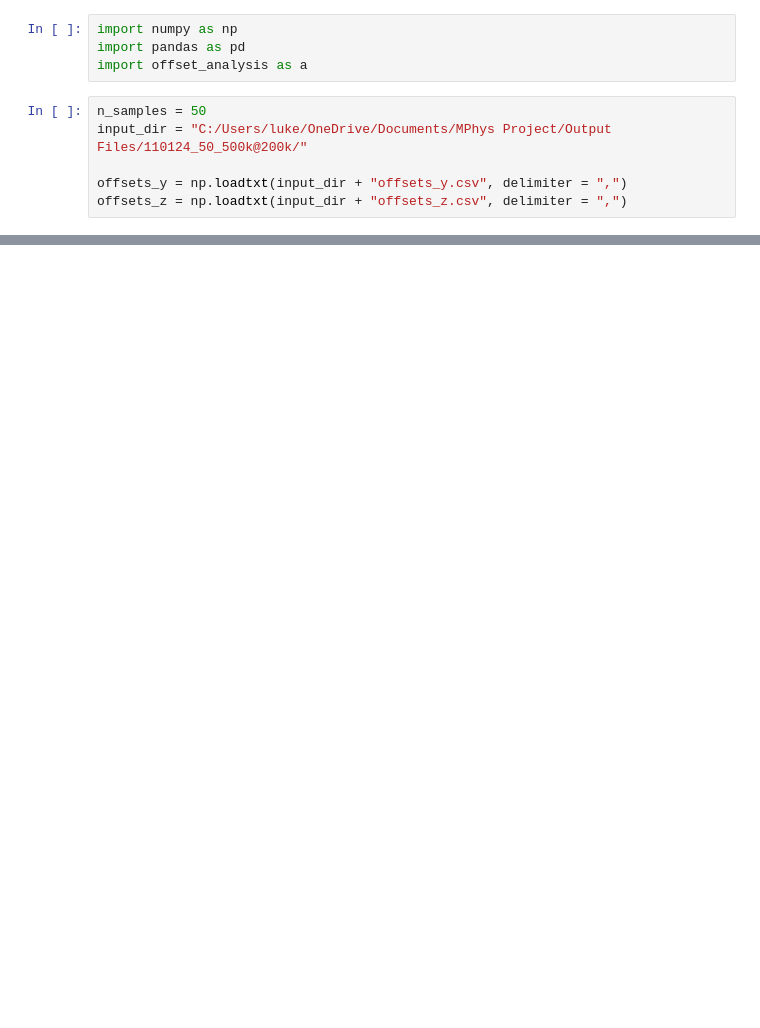
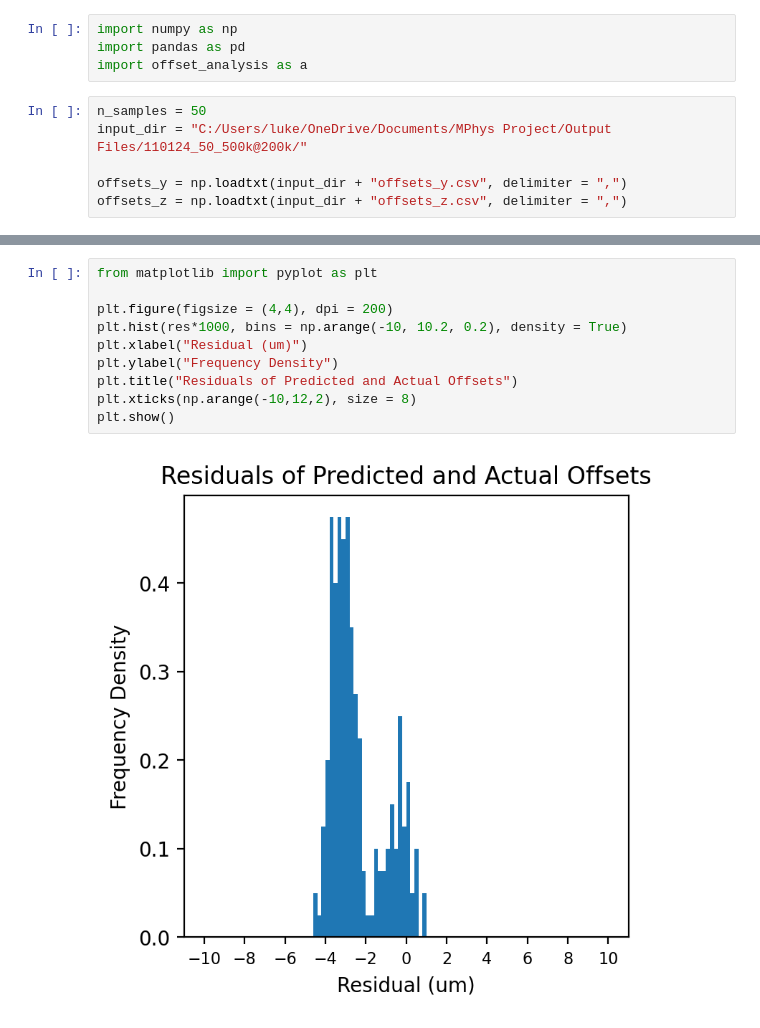
Before and after one commit to ldk111/FASER-2-MPhys-Project, a Jupyter notebook: Analysis/analysis.ipynb, the cells around one changed output, grey strips where cells are left out. Cells and saved outputs as stored; diff of their text form; blank space fills up the shorter version.

```diff
--- a/Analysis/analysis.ipynb
+++ b/Analysis/analysis.ipynb
@@ -80,0 +98,12 @@ plt.show()
+# %%
+from matplotlib import pyplot as plt
+
+plt.figure(figsize = (4,4), dpi = 200)
+plt.hist(res*1000, bins = np.arange(-10, 10.2, 0.2), density = True)
+plt.xlabel("Residual (um)")
+plt.ylabel("Frequency Density")
+plt.title("Residuals of Predicted and Actual Offsets")
+plt.xticks(np.arange(-10,12,2), size = 8)
+plt.show()
+# %% [output]
+[figure, added]
```
Also changed, not shown: parts of 5 cells of this notebook, 2 other files.
